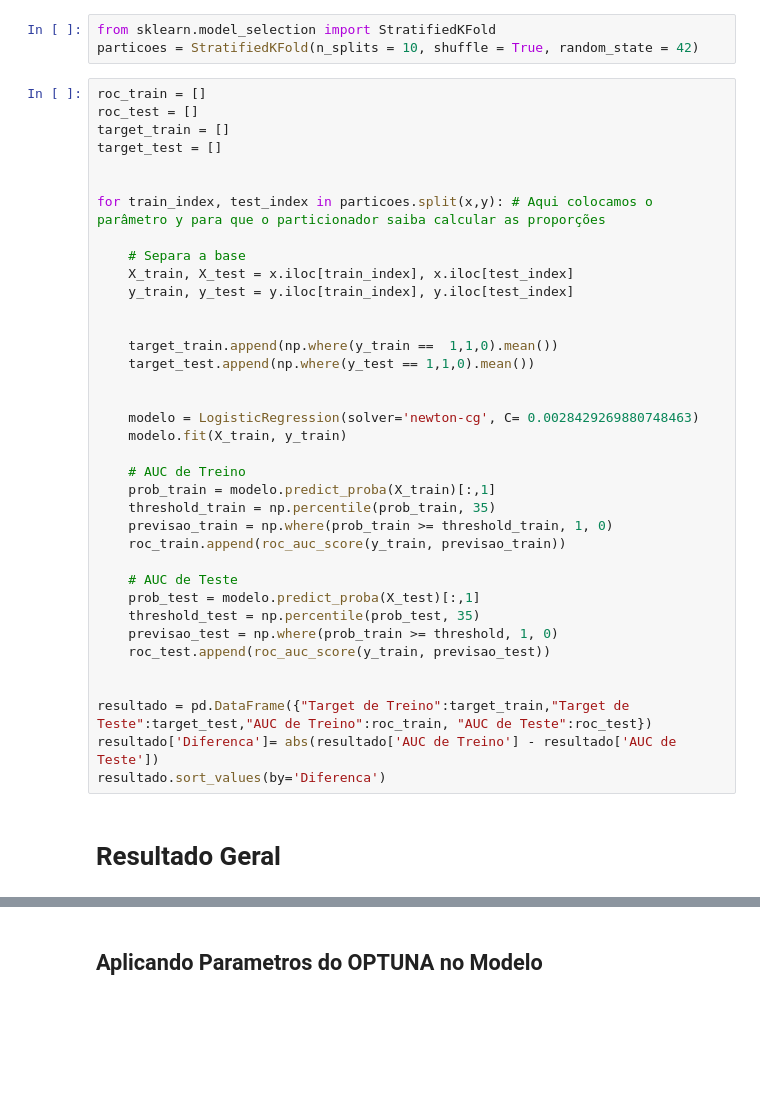
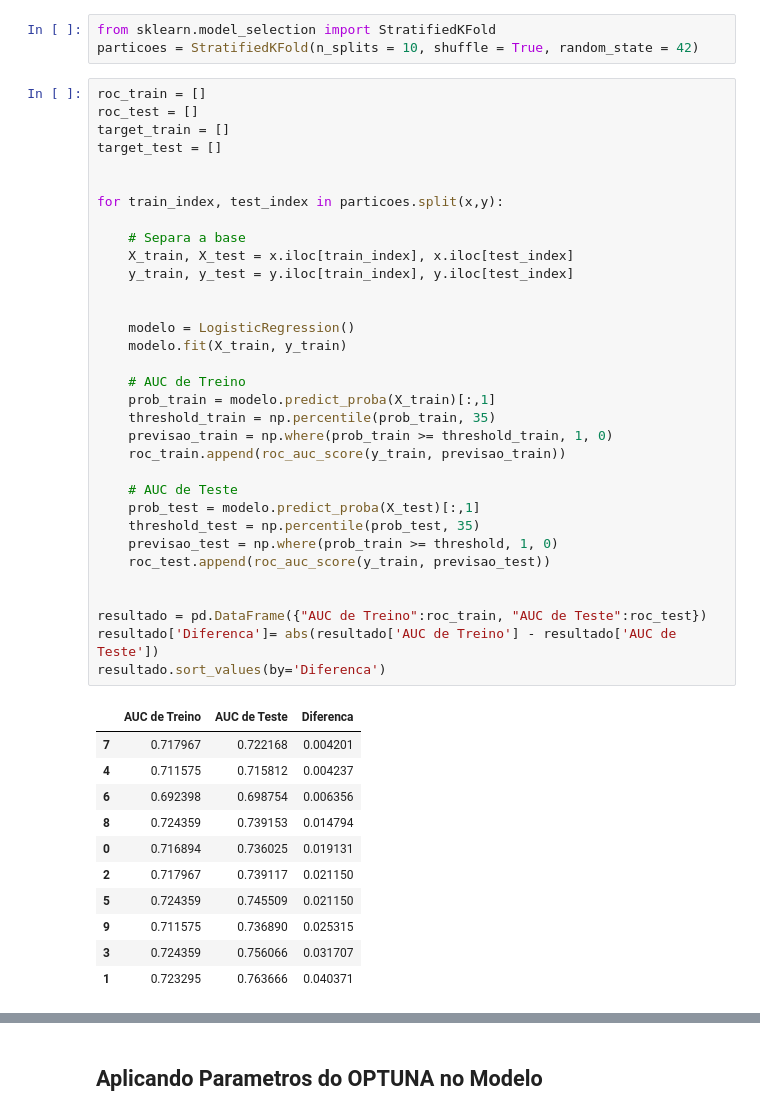
Before and after one commit to j2evaldo/Manutencao, a Jupyter notebook: 00_Manutencao.ipynb, the cells around one changed output, grey strips where cells are left out. Cells and saved outputs as stored; diff of their text form; blank space fills up the shorter version.

```diff
--- a/00_Manutencao.ipynb
+++ b/00_Manutencao.ipynb
@@ -368,39 +387,45 @@ particoes = StratifiedKFold(n_splits = 10, shuffle = True, random_state = 42)
 # %%
 roc_train = []
 roc_test = []
 target_train = []
 target_test = []
 
 
-for train_index, test_index in particoes.split(x,y): # Aqui colocamos o parâmetro y para que o particionador saiba calcular as proporções
+for train_index, test_index in particoes.split(x,y):
 
     # Separa a base
     X_train, X_test = x.iloc[train_index], x.iloc[test_index]
     y_train, y_test = y.iloc[train_index], y.iloc[test_index]
 
 
-    target_train.append(np.where(y_train ==  1,1,0).mean())
-    target_test.append(np.where(y_test == 1,1,0).mean())
-
-
-    modelo = LogisticRegression(solver='newton-cg', C= 0.0028429269880748463)
+    modelo = LogisticRegression()
     modelo.fit(X_train, y_train)
 
     # AUC de Treino
     prob_train = modelo.predict_proba(X_train)[:,1]
     threshold_train = np.percentile(prob_train, 35)
     previsao_train = np.where(prob_train >= threshold_train, 1, 0)
     roc_train.append(roc_auc_score(y_train, previsao_train))
 
     # AUC de Teste
     prob_test = modelo.predict_proba(X_test)[:,1]
     threshold_test = np.percentile(prob_test, 35)
     previsao_test = np.where(prob_train >= threshold, 1, 0)
     roc_test.append(roc_auc_score(y_train, previsao_test))
 
 
-resultado = pd.DataFrame({"Target de Treino":target_train,"Target de Teste":target_test,"AUC de Treino":roc_train, "AUC de Teste":roc_test})
+resultado = pd.DataFrame({"AUC de Treino":roc_train, "AUC de Teste":roc_test})
 resultado['Diferenca']= abs(resultado['AUC de Treino'] - resultado['AUC de Teste'])
 resultado.sort_values(by='Diferenca')
+# %% [output]
+|  | AUC de Treino | AUC de Teste | Diferenca |
+| 7 | 0.717967 | 0.722168 | 0.004201 |
+| 4 | 0.711575 | 0.715812 | 0.004237 |
+| 6 | 0.692398 | 0.698754 | 0.006356 |
+| 8 | 0.724359 | 0.739153 | 0.014794 |
+| 0 | 0.716894 | 0.736025 | 0.019131 |
+| 2 | 0.717967 | 0.739117 | 0.021150 |
+| 5 | 0.724359 | 0.745509 | 0.021150 |
+| 9 | 0.711575 | 0.736890 | 0.025315 |
+| 3 | 0.724359 | 0.756066 | 0.031707 |
+| 1 | 0.723295 | 0.763666 | 0.040371 |
-# %% [markdown]
-# **Resultado Geral**
```
Also changed, not shown: parts of 12 cells of this notebook.
